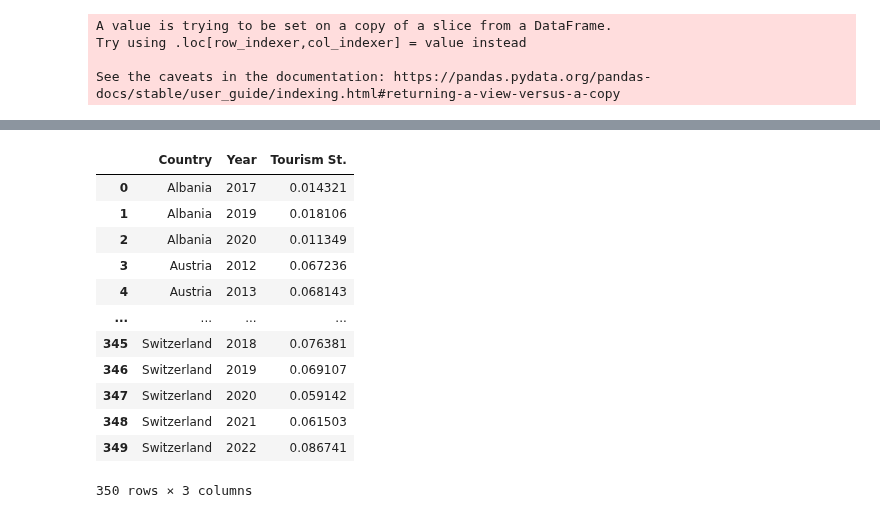
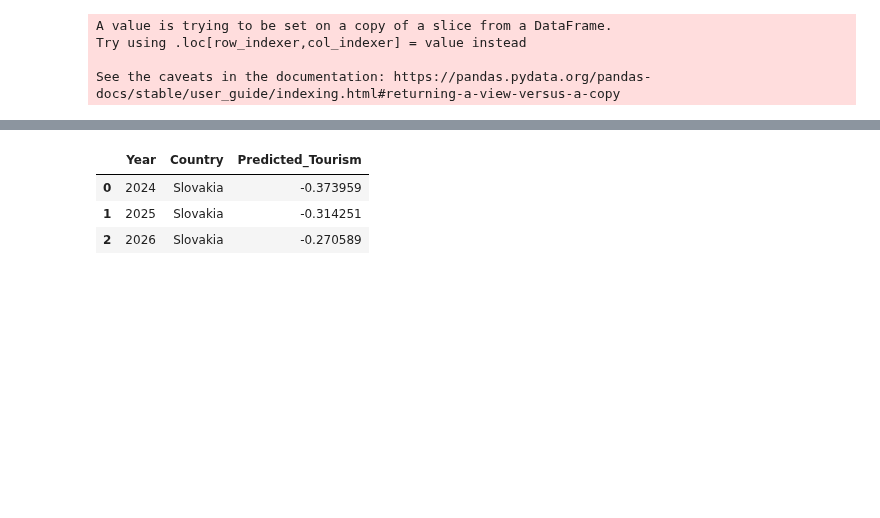
Before and after one commit to swbehan/RoadQualityWork, a Jupyter notebook: datasets/preprocessed-datasets/time_series_predictions copy 2.ipynb, the cells around one changed output, grey strips where cells are left out. Drawn from its saved outputs; the diff is of its cells as text; code cells hidden in the pictures; blank space fills up the shorter version.

```diff
--- a/datasets/preprocessed-datasets/time_series_predictions copy 2.ipynb
+++ b/datasets/preprocessed-datasets/time_series_predictions copy 2.ipynb
@@ -24,10 +24,10 @@ def merging_data(final_1plus_df):
     tourist_num = final_1plus_df
     tourist_num_copy = final_1plus_df.copy()
 
-    min_trips = tourist_num['NumTrips'].min()
-    max_trips = tourist_num['NumTrips'].max()
+    mean_trips = tourist_num['NumTrips'].mean()
+    std_trips = tourist_num['NumTrips'].std()
 
-    tourist_num['Tourism St.'] = (tourist_num['NumTrips'] - min_trips) / (max_trips - min_trips)
+    tourist_num['Tourism St.'] = (tourist_num['NumTrips'] - mean_trips) / std_trips
 
     tourist_num = pd.DataFrame(final_1plus_df, columns = ['Country', 'Year', 'Tourism St.'])
     tourist_num.sort_values(by = ["Year"])
@@ -96,5 +117,5 @@ data[data['Country']=='Albania']
 # %%
-X, y = get_lag_columns(data[data['Country'] == 'Albania'], lag=3)
+X, y = get_lag_columns(data[data['Country'] == 'Slovakia'], lag=3)
 print(X)
 print(y)
 # %% [output]
@@ -209,19 +237,10 @@ def get_country_prediction(data, country, lag= 3):
 # %%
 result = get_country_prediction(data, "Slovakia", lag=3)
 result.sort_values(by=['Year'])
-data
+result
 #data_not_st
 # %% [output]
-|  | Country | Year | Tourism St. |
-| 0 | Albania | 2017 | 0.014321 |
-| 1 | Albania | 2019 | 0.018106 |
-| 2 | Albania | 2020 | 0.011349 |
-| 3 | Austria | 2012 | 0.067236 |
-| 4 | Austria | 2013 | 0.068143 |
-| ... | ... | ... | ... |
-| 345 | Switzerland | 2018 | 0.076381 |
-| 346 | Switzerland | 2019 | 0.069107 |
-| 347 | Switzerland | 2020 | 0.059142 |
-| 348 | Switzerland | 2021 | 0.061503 |
-| 349 | Switzerland | 2022 | 0.086741 |
+|  | Year | Country | Predicted_Tourism |
+| 0 | 2024 | Slovakia | -0.373959 |
+| 1 | 2025 | Slovakia | -0.314251 |
+| 2 | 2026 | Slovakia | -0.270589 |
-350 rows × 3 columns
```
Also changed, not shown: parts of 18 cells of this notebook.
